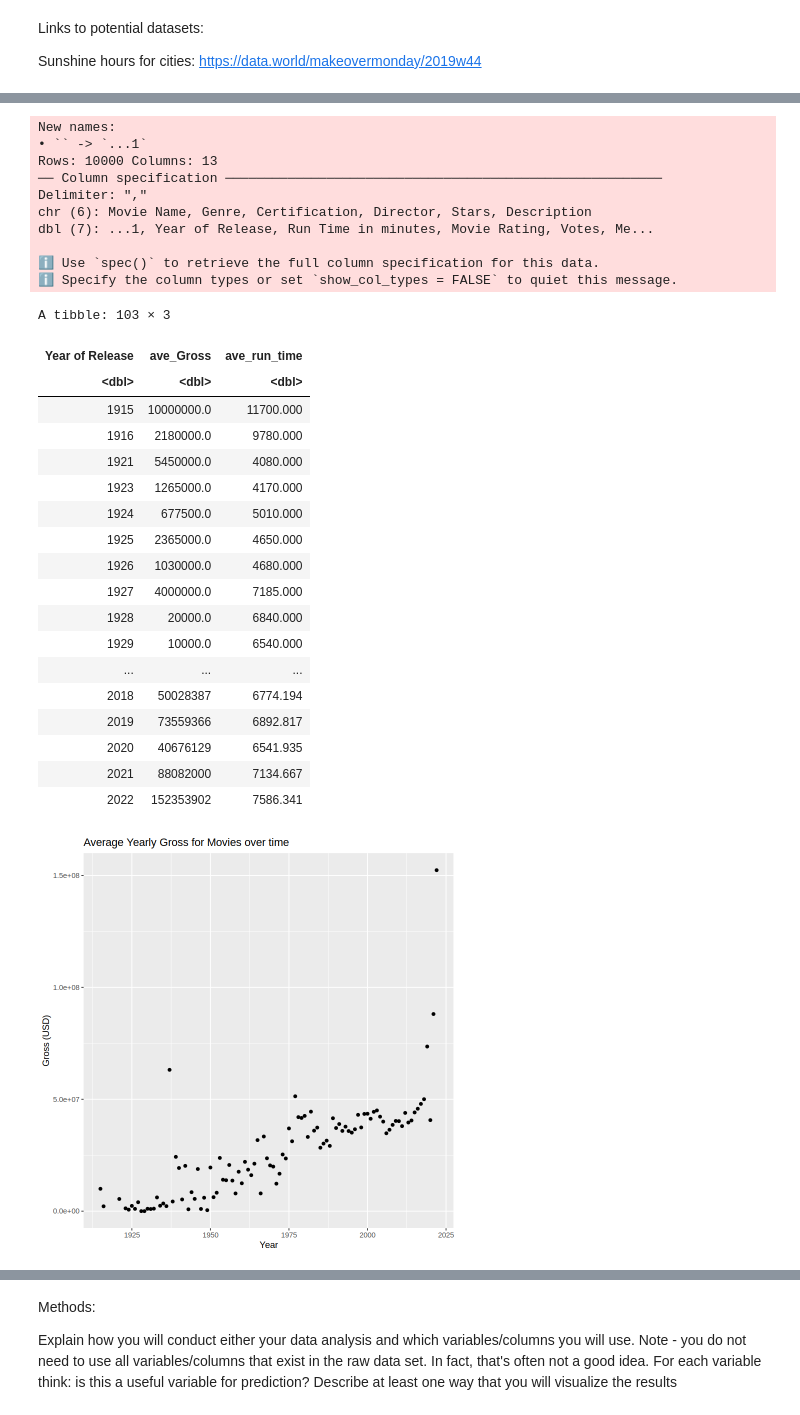
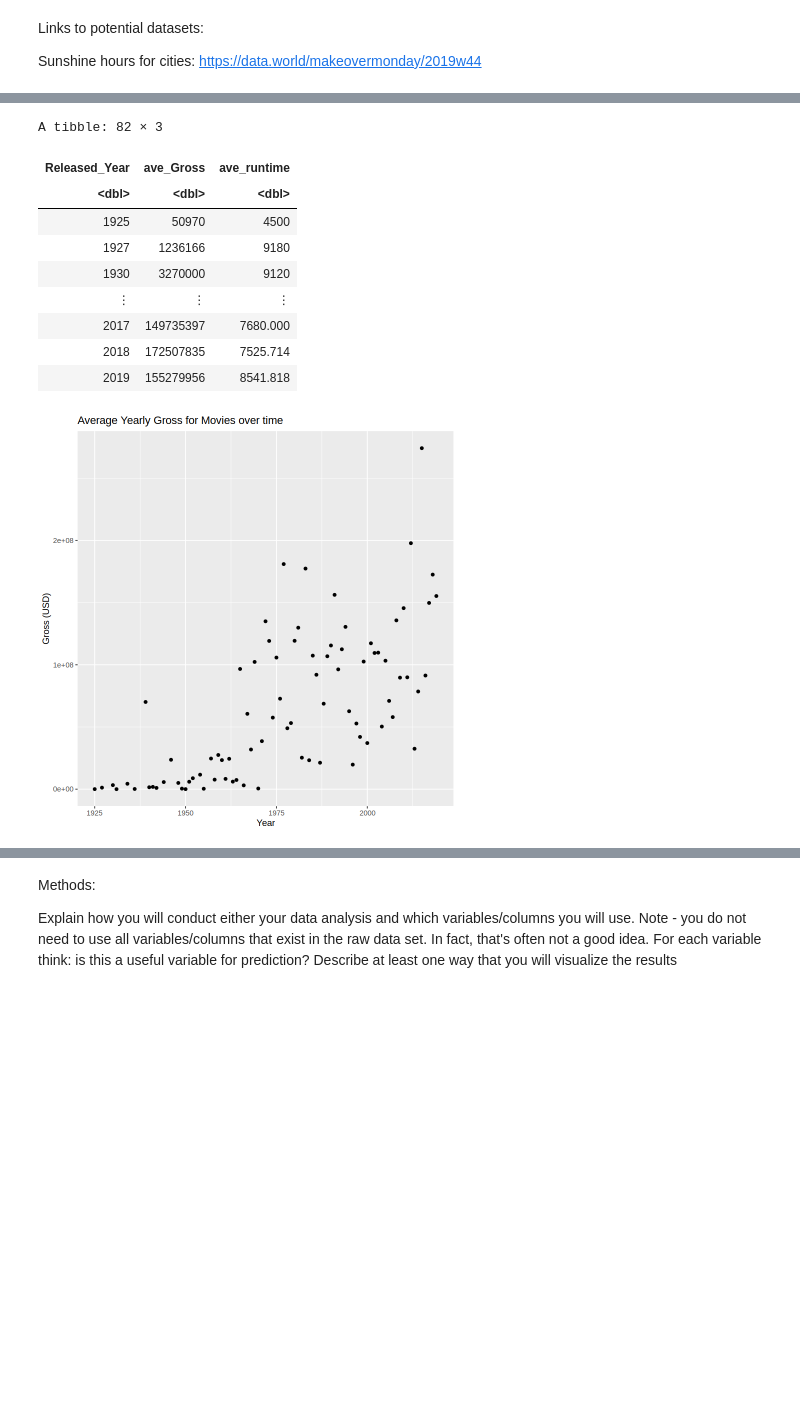
Before and after one commit to anh-dong/dsci-100-2023w1-group-33, a Jupyter notebook: Proposal.ipynb, the cells around one changed output, grey strips where cells are left out. Saved outputs shown, nothing was run; the diff lists cells and outputs as text; code cells hidden in the pictures; blank space fills up the shorter version.

Commit message:
Notebook is reading data from Github Repo

```diff
--- a/Proposal.ipynb
+++ b/Proposal.ipynb
@@ -46,3 +42,7 @@ ERROR: Error in library(janitor): there is no package called ‘janitor’
 # %%
-movies <- read_html("data/imdb_movies.csv")
+url <- "https://github.com/anh-dong/dsci-100-2023w1-group-33/blob/main/data/imdb_top_1000.csv?raw=true"
+movies <- read_csv(url) |>
+    select(-Poster_Link, -Overview)
+movies
+# selectors <- paste()
 # Data from https://www.kaggle.com/datasets/harshitshankhdhar/imdb-dataset-of-top-1000-movies-and-tv-shows
@@ -49,53 +69,35 @@ movies <- read_html("data/imdb_movies.csv")
 # %%
 movies <- movies |>
-    select(`Year of Release`, `Movie Rating`, Gross, `Run Time in minutes`) |>
+    select(Released_Year, Meta_score, Gross, Runtime) |>
     na.omit() |>
-    group_by(`Year of Release`) |>
-    summarize(ave_Gross = mean(Gross), ave_run_time = mean(`Run Time in minutes`)*60) |>
-    arrange(`Year of Release`)
+    mutate(Runtime = strtoi(Runtime %>% str_replace(" min", ""))) |>
+    group_by(Released_Year) |>
+    summarize(ave_Gross = mean(Gross), ave_runtime = mean(Runtime)*60) |>
+    arrange(Released_Year)
 movies
 movies_plot <- movies |>
-    ggplot(aes(`Year of Release`, ave_Gross)) +
+    ggplot(aes(Released_Year, ave_Gross)) +
         geom_point() +
         xlab("Year") +
         ylab("Gross (USD)") +
         ggtitle("Average Yearly Gross for Movies over time")
 movies_plot
 movies_plot_2 <- movies |>
-    ggplot(aes(`Year of Release`, ave_run_time)) +
+    ggplot(aes(Released_Year, ave_runtime)) +
         geom_point() +
         xlab("Year") +
         ylab("Runtime (hours)") +
         ggtitle("Movie Length for Movies over time")
 movies_plot_2
 # %% [output]
-New names:
-• `` -> `...1`
-Rows: 10000 Columns: 13
-── Column specification ────────────────────────────────────────────────────────
-Delimiter: ","
-chr (6): Movie Name, Genre, Certification, Director, Stars, Description
-dbl (7): ...1, Year of Release, Run Time in minutes, Movie Rating, Votes, Me...
-
-ℹ Use `spec()` to retrieve the full column specification for this data.
-ℹ Specify the column types or set `show_col_types = FALSE` to quiet this message.
+A tibble: 82 × 3
-A tibble: 103 × 3
-| Year of Release | ave_Gross | ave_run_time |
+| Released_Year | ave_Gross | ave_runtime |
 | <dbl> | <dbl> | <dbl> |
-| 1915 | 10000000.0 | 11700.000 |
-| 1916 | 2180000.0 | 9780.000 |
-| 1921 | 5450000.0 | 4080.000 |
-| 1923 | 1265000.0 | 4170.000 |
-| 1924 | 677500.0 | 5010.000 |
-| 1925 | 2365000.0 | 4650.000 |
-| 1926 | 1030000.0 | 4680.000 |
-| 1927 | 4000000.0 | 7185.000 |
-| 1928 | 20000.0 | 6840.000 |
-| 1929 | 10000.0 | 6540.000 |
-| ... | ... | ... |
-| 2018 | 50028387 | 6774.194 |
-| 2019 | 73559366 | 6892.817 |
-| 2020 | 40676129 | 6541.935 |
-| 2021 | 88082000 | 7134.667 |
-| 2022 | 152353902 | 7586.341 |
+| 1925 | 50970 | 4500 |
+| 1927 | 1236166 | 9180 |
+| 1930 | 3270000 | 9120 |
+| ⋮ | ⋮ | ⋮ |
+| 2017 | 149735397 | 7680.000 |
+| 2018 | 172507835 | 7525.714 |
+| 2019 | 155279956 | 8541.818 |
-[figure, old version]
+[figure, new version]
```
Also changed, not shown: parts of 3 cells of this notebook.
